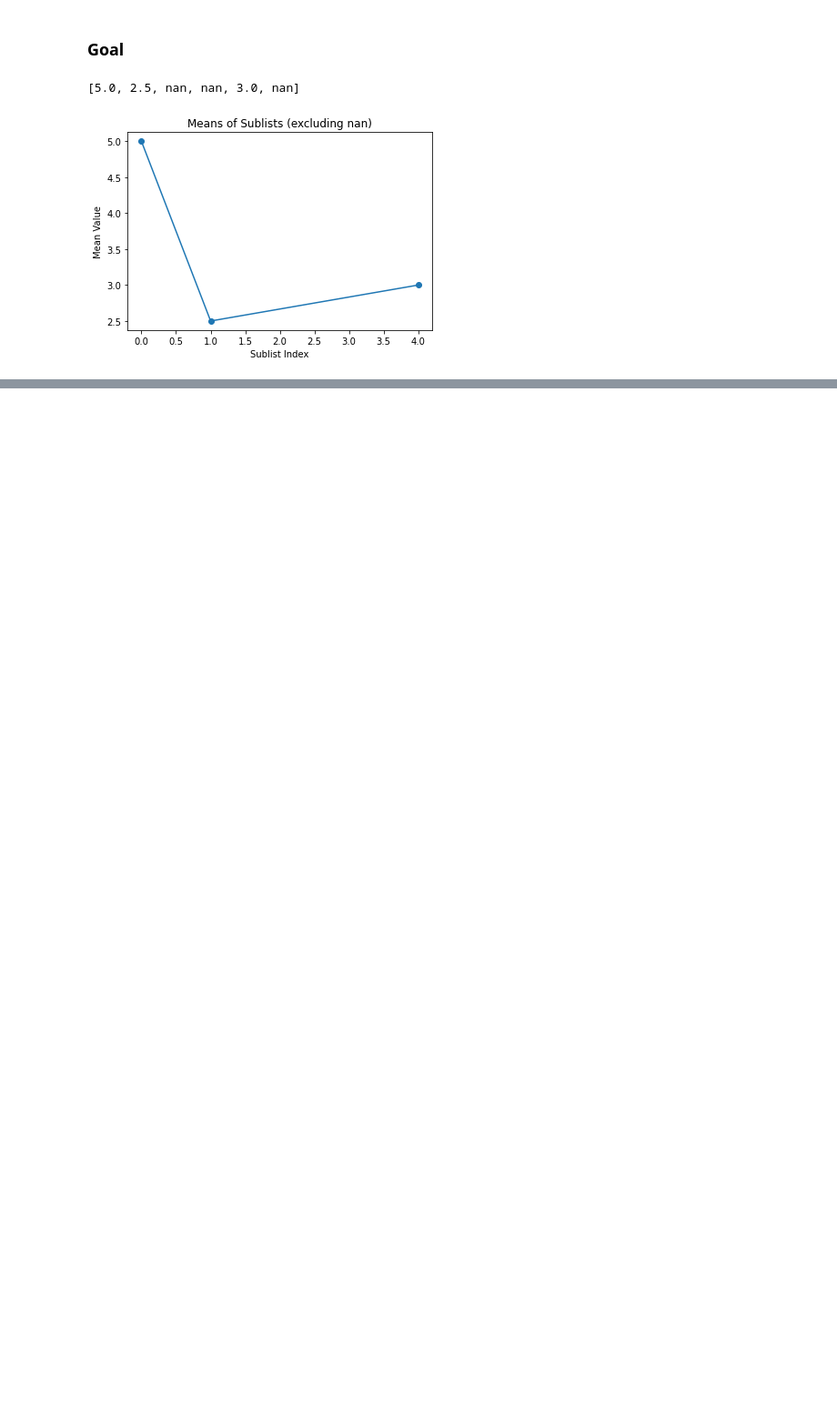
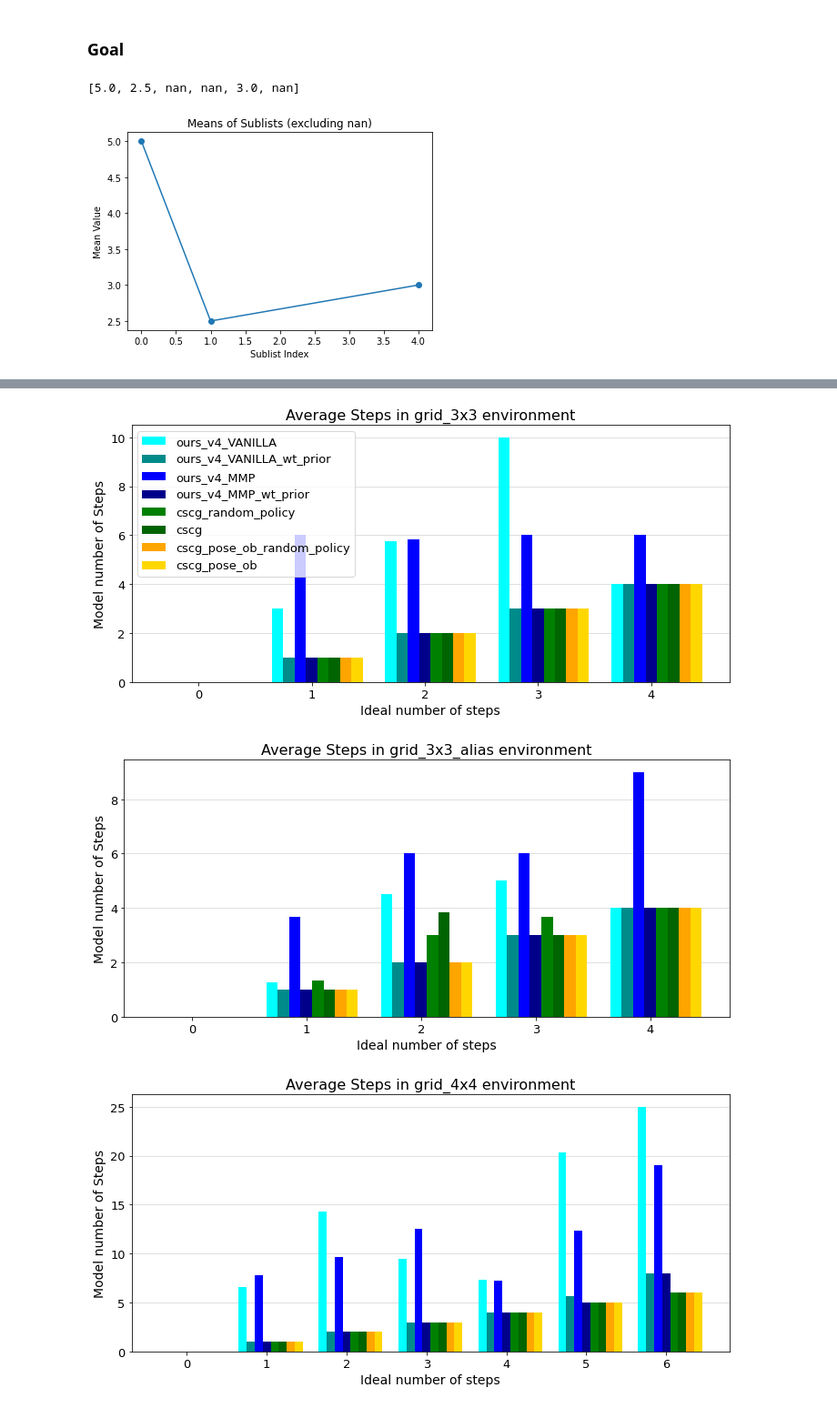
Before and after one commit to my-name-is-D/high_level_nav_planning, a Jupyter notebook: results_plotted.ipynb, the cells around one changed output, grey strips where cells are left out. Shown at 91% size. Saved outputs shown, nothing was run; the diff lists cells and outputs as text; code cells hidden in the pictures; blank space fills up the shorter version.

```diff
--- a/results_plotted.ipynb
+++ b/results_plotted.ipynb
@@ -460,4 +497,0 @@ def get_short_term_goal(env, input=None):
-# %%
-string = 'couchey'
-f=string.replace("hey","")
-print(f, len(f))
@@ -627,0 +667,25 @@ plt.show()
+# %%
+colors = ['cyan', 'darkcyan', 'blue' ,'darkblue', 'green', 'darkgreen', 'orange', 'gold', ]
+for env_id, env_name in enumerate(envs):
+    plt.figure(figsize=(10, 5))
+    plt.title(f'Average Steps in {env_name} environment', fontsize=16)
+    plt.xlabel('Ideal number of steps', fontsize=14)
+    plt.ylabel('Model number of Steps', fontsize=14)
+    for m_id, model_name in enumerate(model_names):
+        sublist_filtered = [value for value in average_steps[m_id][env_id] if not np.isnan(value)]
+        perfect = list(range(len(sublist_filtered)))
+        space= m_id-3
+        perfect = [ p + space*0.1 for p in perfect]
+        plt.bar(perfect,sublist_filtered, color=colors[m_id], width=0.1, label=model_name, zorder=2)
+    plt.grid(axis='y', alpha=0.5, zorder=0)
+    if env_id == 0:
+        plt.legend(model_names, loc='upper left', fontsize=13)#, bbox_to_anchor=(1.3, 0.99))
+    plt.xticks(fontsize=13)
+    plt.yticks(fontsize=13)
+    plt.tight_layout()
+    plt.savefig(f'figures/steps_to_goal_in_env_{env_name}')
+    plt.show()
+# %% [output]
+[figure, added]
+[figure, added]
+[figure, added]
```
Also changed, not shown: parts of 26 cells of this notebook, 6 other files.
